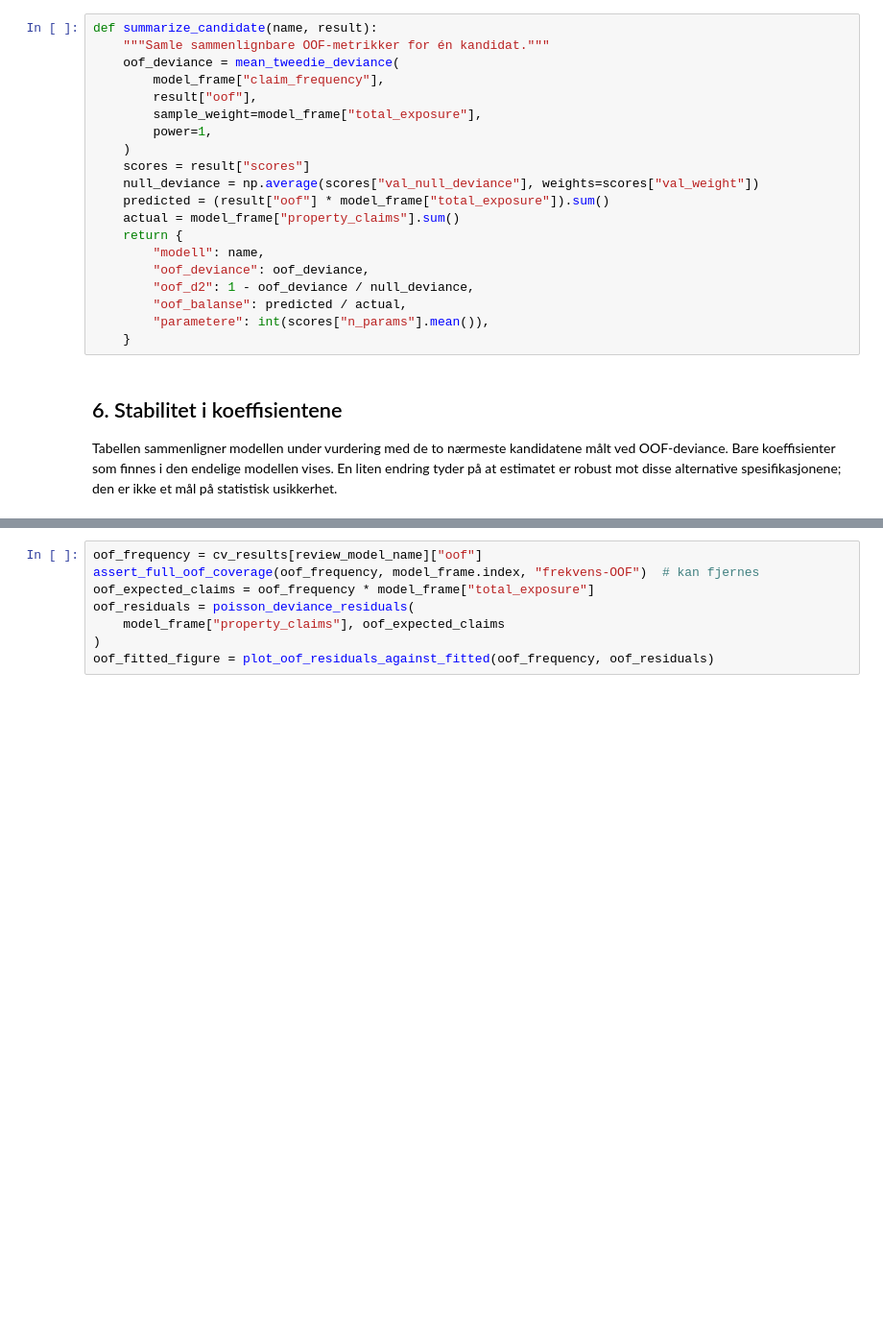
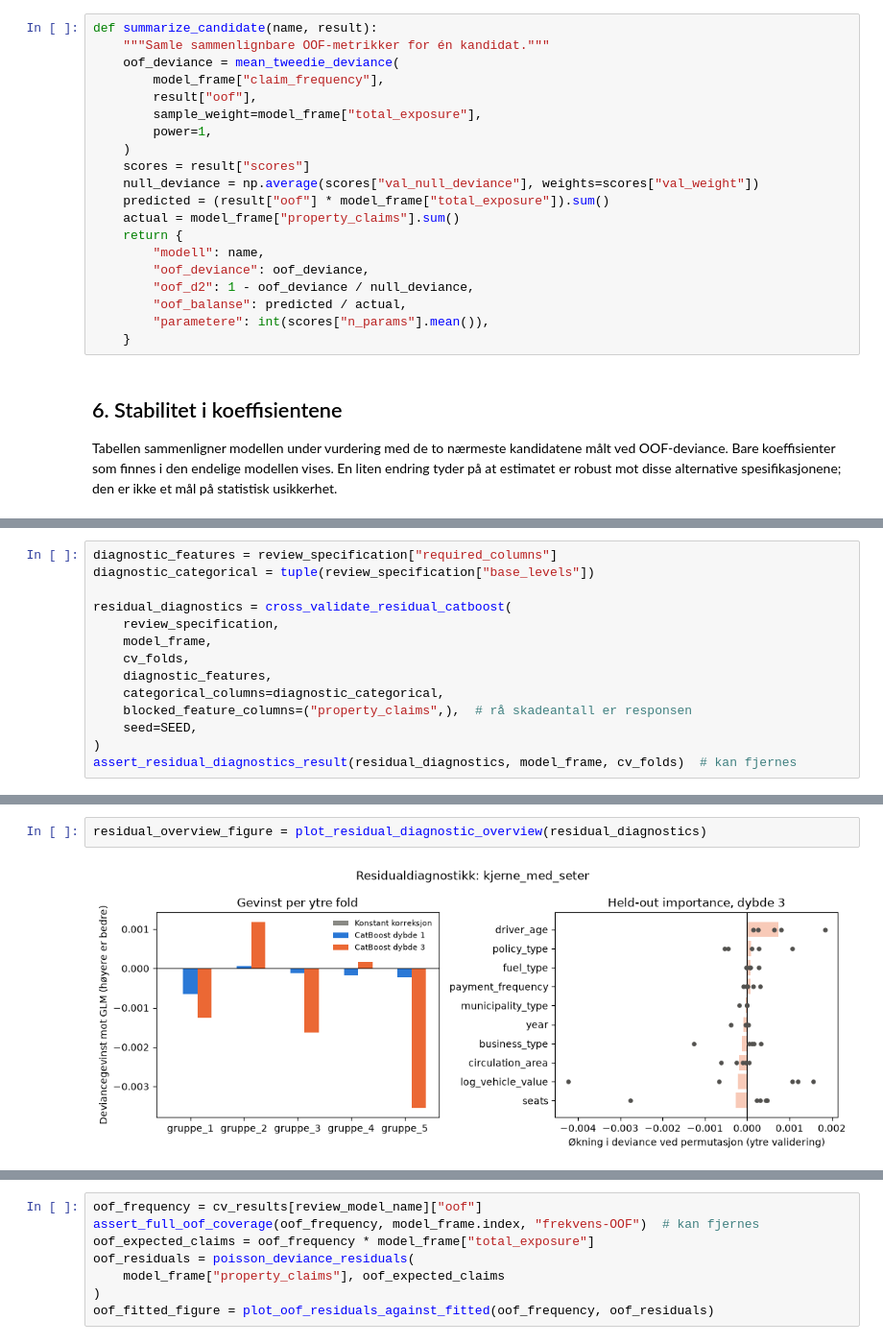
Before and after one commit to MarkusBjerkaas/Motor-Insurance-GLM-ML, a Jupyter notebook: glm_pricing_models.ipynb, the cells around one changed output, grey strips where cells are left out. Shown at 96% size. Cells and saved outputs as stored; diff of their text form; blank space fills up the shorter version.

```diff
--- a/glm_pricing_models.ipynb
+++ b/glm_pricing_models.ipynb
@@ -447,0 +472,14 @@ tilpasningen. LOWESS-kurvene er visuelle hjelpemidler, ikke hypotesetester.
+# %%
+diagnostic_features = review_specification["required_columns"]
+diagnostic_categorical = tuple(review_specification["base_levels"])
+
+residual_diagnostics = cross_validate_residual_catboost(
+    review_specification,
+    model_frame,
+    cv_folds,
+    diagnostic_features,
+    categorical_columns=diagnostic_categorical,
+    blocked_feature_columns=("property_claims",),  # rå skadeantall er responsen
+    seed=SEED,
+)
+assert_residual_diagnostics_result(residual_diagnostics, model_frame, cv_folds)  # kan fjernes
@@ -447,0 +501,4 @@ tilpasningen. LOWESS-kurvene er visuelle hjelpemidler, ikke hypotesetester.
+# %%
+residual_overview_figure = plot_residual_diagnostic_overview(residual_diagnostics)
+# %% [output]
+[figure, added]
```
Also changed, not shown: parts of 10 cells of this notebook, 7 other files.
